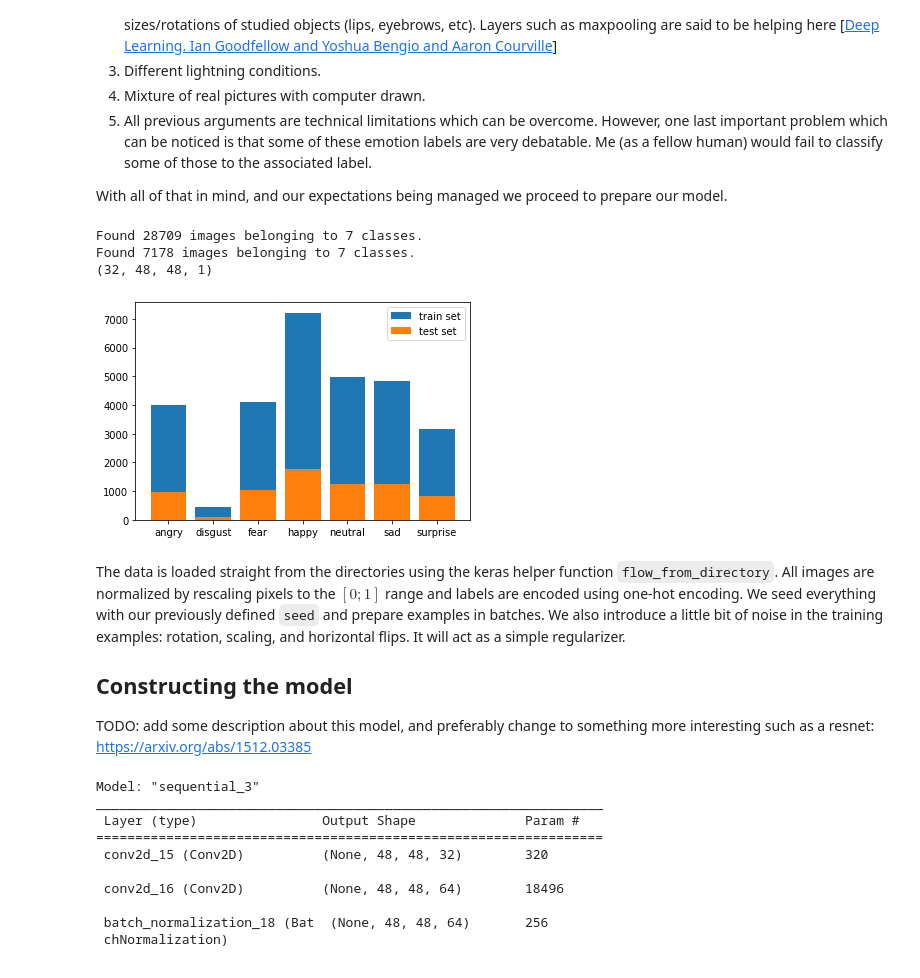
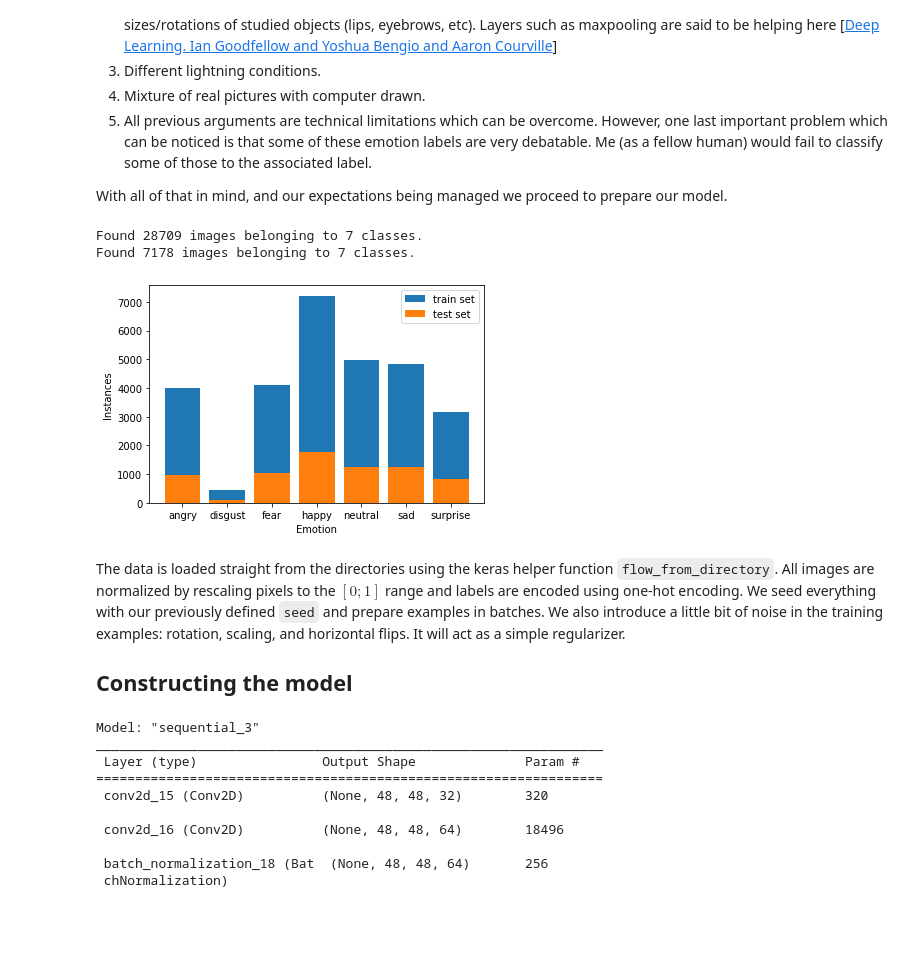
Before and after one commit to shilangyu/AIF-emotion-detection, a Jupyter notebook: image/image_emotion_detection.ipynb, the cells around one changed output. Drawn from its saved outputs; the diff is of its cells as text; code cells hidden in the pictures; blank space fills up the shorter version.

```diff
--- a/image/image_emotion_detection.ipynb
+++ b/image/image_emotion_detection.ipynb
@@ -87,41 +87,40 @@ train = train_datagen.flow_from_directory(train_dir,
                                           shuffle=True,
                                           color_mode='grayscale',
                                           class_mode='categorical',
                                           seed=seed)
 
 test_datagen = ImageDataGenerator(rescale=1/255)
 test = test_datagen.flow_from_directory(test_dir,
                                         batch_size=batch_size,
                                         target_size=image_size,
                                         color_mode='grayscale',
                                         class_mode='categorical',
                                         seed=seed)
 
 
 def plot_dist(t_set: DirectoryIterator, legend: str) -> dict[str, int]:
     counts = {
         cl: np.count_nonzero(t_set.classes == i)
         for (cl, i) in t_set.class_indices.items()
     }
     plt.bar(counts.keys(), counts.values(), label=legend)
+    plt.xlabel('Emotion')
+    plt.ylabel('Instances')
     plt.legend()
 
     return counts
 
 
 dist1 = plot_dist(train, 'train set')
 dist2 = plot_dist(test, 'test set')
 # %% [output]
 Found 28709 images belonging to 7 classes.
 Found 7178 images belonging to 7 classes.
-(32, 48, 48, 1)
-[figure, old version]
+[figure, new version]
 # %% [markdown]
 The data is loaded straight from the directories using the keras helper function `flow_from_directory`. All images are normalized by rescaling pixels to the $[0; 1]$ range and labels are encoded using one-hot encoding. We seed everything with our previously defined `seed` and prepare examples in batches. We also introduce a little bit of noise in the training examples: rotation, scaling, and horizontal flips. It will act as a simple regularizer.
 
 ## Constructing the model
-
-TODO: add some description about this model, and preferably change to something more interesting such as a resnet: https://arxiv.org/abs/1512.03385
 # %%
 from tensorflow.keras.utils import plot_model
 
```
Also changed, not shown: parts of 1 cell of this notebook.
